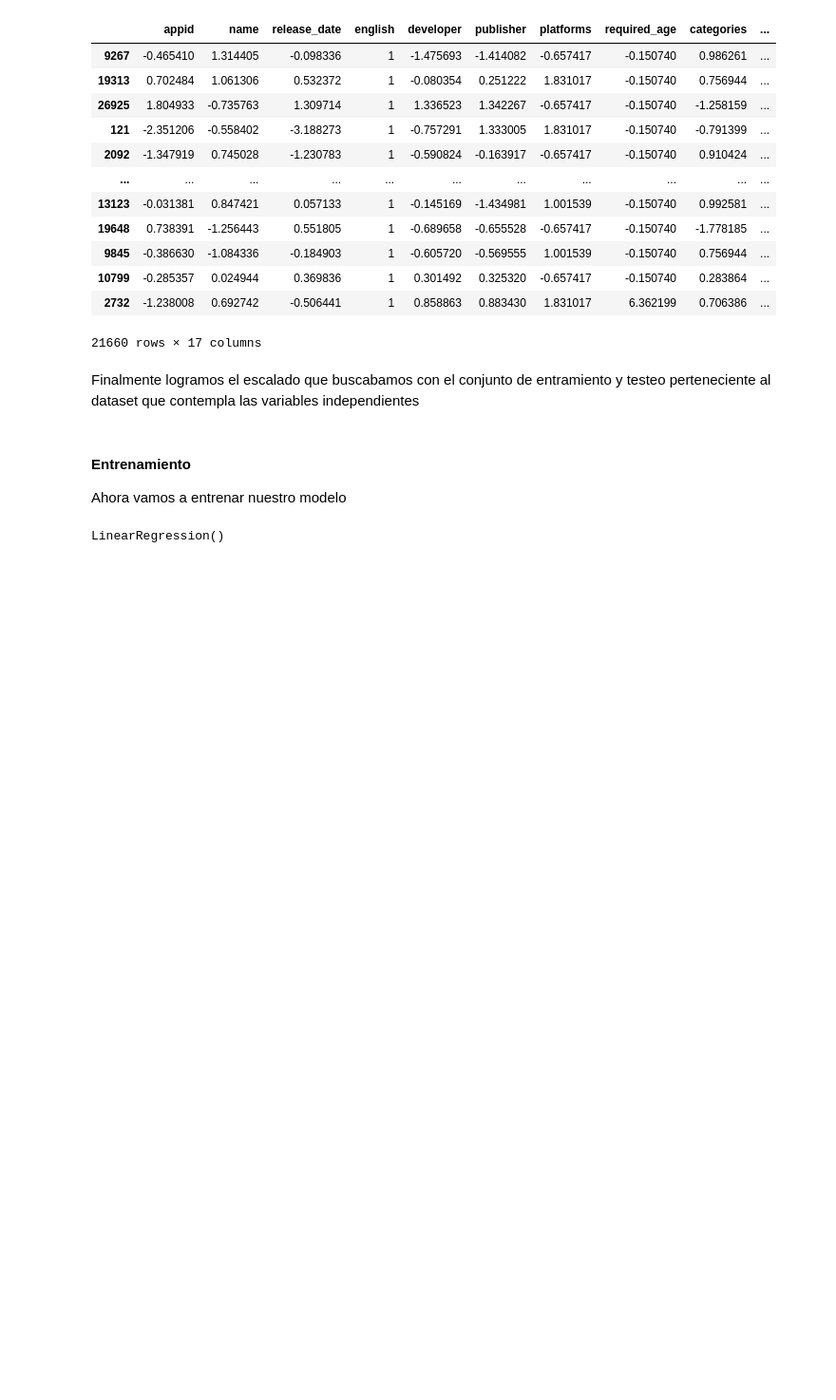
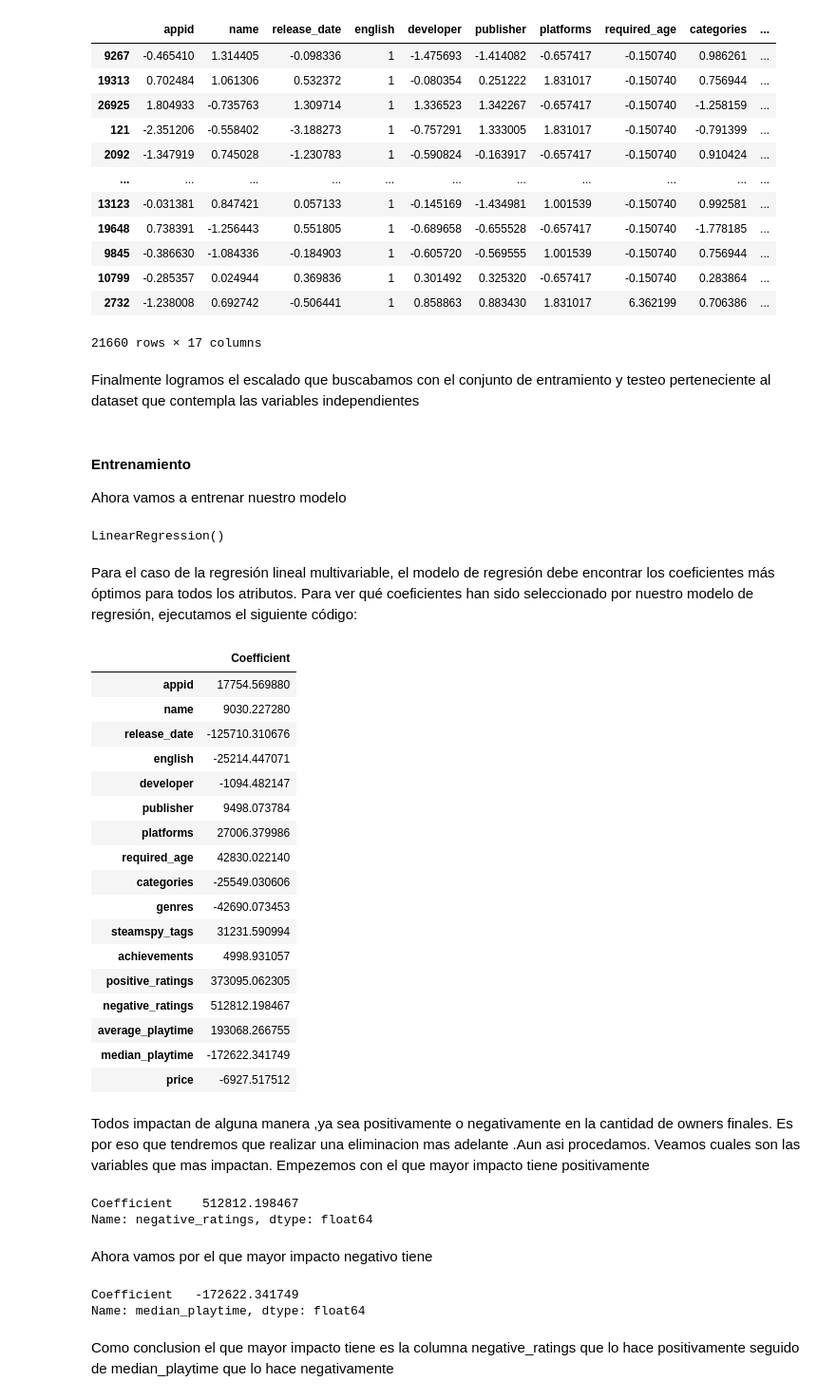
Before and after one commit to Lorenzomar4/ParadigmasDeProgramacionUnsam-tps, a Jupyter notebook: Tp1.ipynb, the cells around one changed output. Shown at 95% size. Cells and saved outputs as stored; diff of their text form; code cells hidden in the pictures; blank space fills up the shorter version.

```diff
--- a/Tp1.ipynb
+++ b/Tp1.ipynb
@@ -382,0 +383,4 @@ X_train, X_test, y_train, y_test = train_test_split(X, Y, test_size = 0.2, rando
+# %%
+regressor = LinearRegression()
+regressor.fit(X_train, y_train)
+print(regressor.coef_.shape)
@@ -561,3 +567,52 @@ regressor = LinearRegression()
 regressor.fit(X_train, y_train)
 # %% [output]
 LinearRegression()
+# %%
+dfAux = df.copy()
+dfAux = dfAux.drop(['owner'], axis=1)
+dfAux = dfAux.T
+dfAux = dfAux.index
+
+coeficientes = np.ravel(regressor.coef_) #Por alguna razon es un arreglo dentro de otro arreglo. Necesito que esto este aplanado sino me da error mas adelante
+# %% [markdown]
+Para el caso de la regresión lineal multivariable, el modelo de regresión debe  encontrar los coeficientes más óptimos para todos los atributos. Para ver qué coeficientes han sido seleccionado por  nuestro modelo de regresión, ejecutamos el siguiente código:
+# %%
+coeff_df = pd.DataFrame(coeficientes, dfAux, columns=['Coefficient'])
+coeff_df
+# %% [output]
+|  | Coefficient |
+| appid | 17754.569880 |
+| name | 9030.227280 |
+| release_date | -125710.310676 |
+| english | -25214.447071 |
+| developer | -1094.482147 |
+| publisher | 9498.073784 |
+| platforms | 27006.379986 |
+| required_age | 42830.022140 |
+| categories | -25549.030606 |
+| genres | -42690.073453 |
+| steamspy_tags | 31231.590994 |
+| achievements | 4998.931057 |
+| positive_ratings | 373095.062305 |
+| negative_ratings | 512812.198467 |
+| average_playtime | 193068.266755 |
+| median_playtime | -172622.341749 |
+| price | -6927.517512 |
+# %% [markdown]
+Todos impactan de alguna manera ,ya sea positivamente o negativamente en la cantidad de owners finales. Es por eso que tendremos que realizar una eliminacion mas adelante .Aun asi procedamos. Veamos cuales son las variables que mas impactan. Empezemos con el que mayor impacto tiene positivamente
+# %%
+coeficienteQueMasImpactaPositivamente = coeff_df.loc[coeff_df['Coefficient'].idxmax()]
+coeficienteQueMasImpactaPositivamente
+# %% [output]
+Coefficient    512812.198467
+Name: negative_ratings, dtype: float64
+# %% [markdown]
+Ahora vamos por el que mayor impacto negativo tiene
+# %%
+coeficienteQueMasImpactaNegativamente = coeff_df.loc[coeff_df['Coefficient'].idxmin()]
+coeficienteQueMasImpactaNegativamente
+# %% [output]
+Coefficient   -172622.341749
+Name: median_playtime, dtype: float64
+# %% [markdown]
+Como conclusion el que mayor impacto tiene es la columna negative_ratings que lo hace positivamente seguido de median_playtime que lo hace negativamente
```
Also changed, not shown: parts of 5 cells of this notebook.
